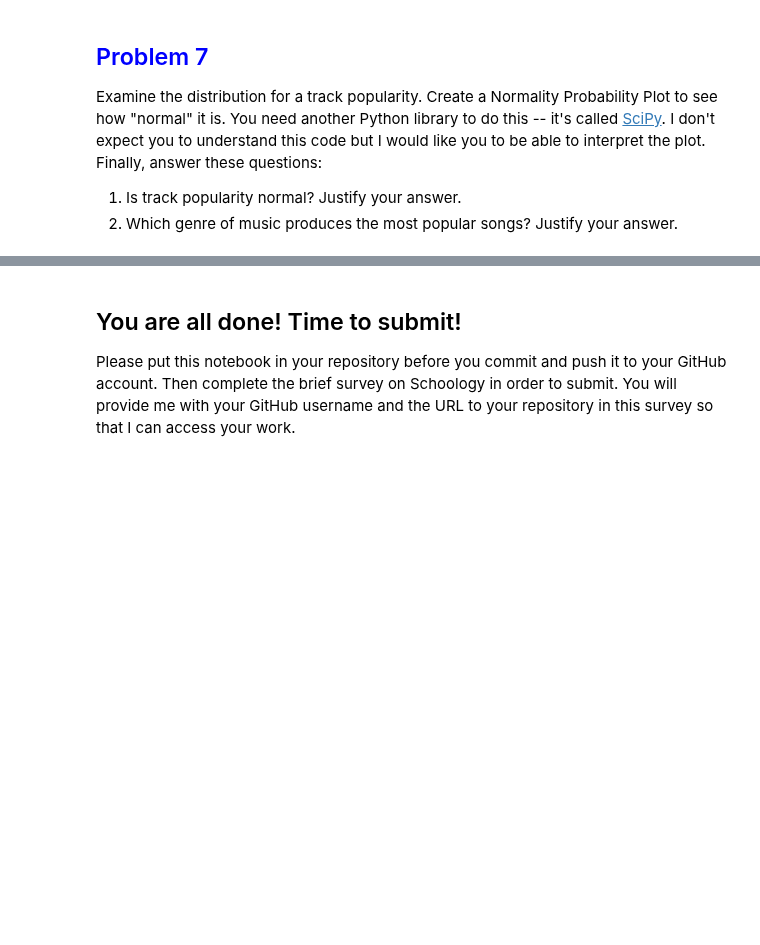
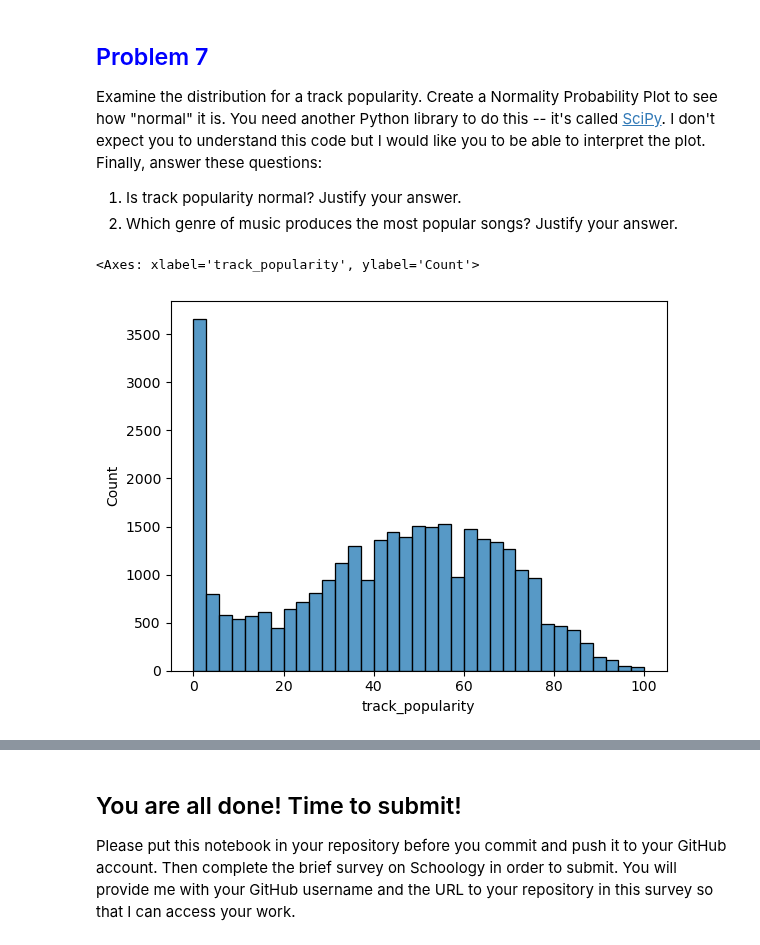
Before and after one commit to IsaacG-L/AI, a Jupyter notebook: Semester 1/Sub Day/Problem Set - Transforming Data.ipynb, the cells around one changed output, grey strips where cells are left out. Cells and saved outputs as stored; diff of their text form; code cells hidden in the pictures; blank space fills up the shorter version.

```diff
--- a/Semester 1/Sub Day/Problem Set - Transforming Data.ipynb
+++ b/Semester 1/Sub Day/Problem Set - Transforming Data.ipynb
@@ -279,6 +296,10 @@ Examine the distribution for a track popularity. Create a Normality Probability
 2. Which genre of music produces the most popular songs? Justify your answer.
 # %%
 # Create distribution here
+sns.histplot(data=data, x="track_popularity", bins=35)
+# %% [output]
+<Axes: xlabel='track_popularity', ylabel='Count'>
+[figure, added]
 # %%
 # Normality Probability Plot Code
 from scipy import stats
```
Also changed, not shown: parts of 13 cells of this notebook, 1 other file.
